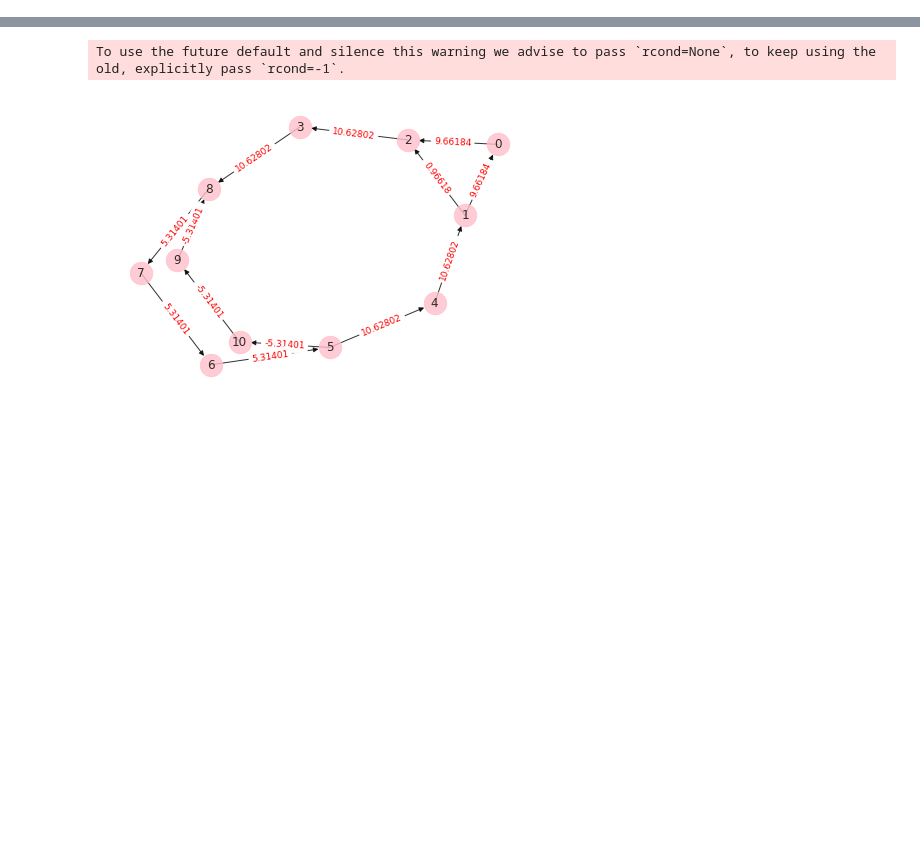
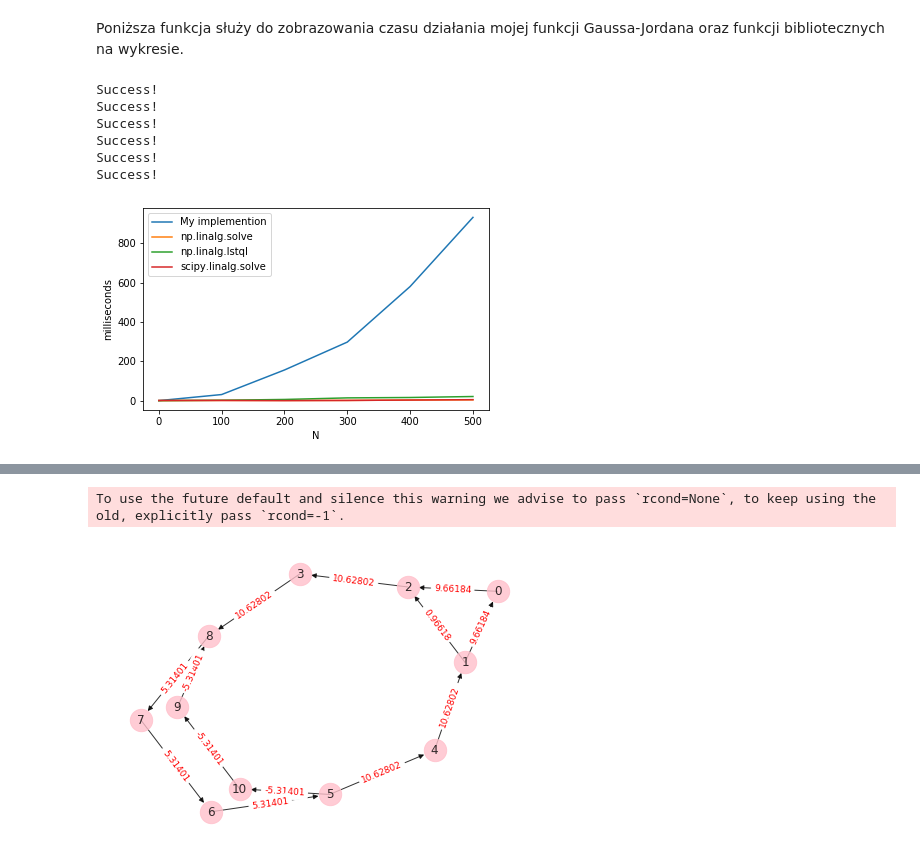
Before and after one commit to surjak/MOwNiT, a Jupyter notebook: Lab6.ipynb, the cells around one changed output, grey strips where cells are left out. Saved outputs shown, nothing was run; the diff lists cells and outputs as text; code cells hidden in the pictures; blank space fills up the shorter version.

```diff
--- a/Lab6.ipynb
+++ b/Lab6.ipynb
@@ -48,5 +79,5 @@ def gauss_jordan(A, b):
 # %%
-def print_times(n):
+def print_times(n, print_results=True):
 
     A = np.random.randint(0, 10, (n, n))
     R = np.random.randint(0, 50, n)
@@ -60,7 +91,7 @@ def print_times(n):
     start_numpy = time.time()
     M2 = np.linalg.solve(A, R)
     end_numpy = time.time()
-
+    compare_results(M,M2)
     lst_time = time.time()
     M3 = np.linalg.lstsq(A, R, rcond=None)
     lst_end_time = time.time()
@@ -68,11 +99,12 @@ def print_times(n):
     scipy_start = time.time()
     linalg.solve(A, R)
     scipt_end = time.time()
-
-    print(f"My own algorithm: {(end-start)*1000} ms")
-    print(f"Numpy linalg.solve: {(end_numpy-start_numpy)*1000} ms")
-    print(f"Numpy linalg lstsq: {(lst_end_time-lst_time)*1000} ms")
-    print(f"Scipy linalg.solve: {(scipt_end-scipy_start)*1000} ms")
+    if print_results:
+        print(f"My own algorithm: {(end-start)*1000} ms")
+        print(f"Numpy linalg.solve: {(end_numpy-start_numpy)*1000} ms")
+        print(f"Numpy linalg lstsq: {(lst_end_time-lst_time)*1000} ms")
+        print(f"Scipy linalg.solve: {(scipt_end-scipy_start)*1000} ms")
+    return ((end-start)*1000,(end_numpy-start_numpy)*1000,(lst_end_time-lst_time)*1000,(scipt_end-scipy_start)*1000)
 # %%
 def show_results(n):
     A = np.random.randint(0, 10, (n, n))
@@ -114,0 +158,36 @@ Scipy linalg.solve: 25.00152587890625 ms
+# %% [markdown]
+Poniższa funkcja służy do zobrazowania czasu działania mojej funkcji Gaussa-Jordana oraz funkcji bibliotecznych na wykresie.
+# %%
+def show_plot():
+    m = []
+    s = []
+    l = []
+    sc = []
+    r = []
+    for n in range(0, 501,100):
+        (my,sol,lst,sci) = print_times(n,print_results=False)
+        r.append(n)
+        m.append(my)
+        s.append(sol)
+        l.append(lst)
+        sc.append(sci)
+    fig = plt.figure()
+    ax1 = fig.add_axes((0.1, 0.2, 0.8, 0.7))
+    ax1.set_xlabel('N')
+    ax1.set_ylabel('milliseconds')
+    plt.plot(r,m,label="Moja implementacja")
+    plt.plot(r,s,label="np.linalg.solve")
+    plt.plot(r,l,label="np.linalg.lstql")
+    plt.plot(r,sc,label="scipy.linalg.solve")
+    plt.legend(loc="upper left")
+    plt.draw()
+# %%
+show_plot()
+# %% [output]
+Success!
+Success!
+Success!
+Success!
+Success!
+Success!
+[figure, added]
```
Also changed, not shown: parts of 40 cells of this notebook, 4 other files.
